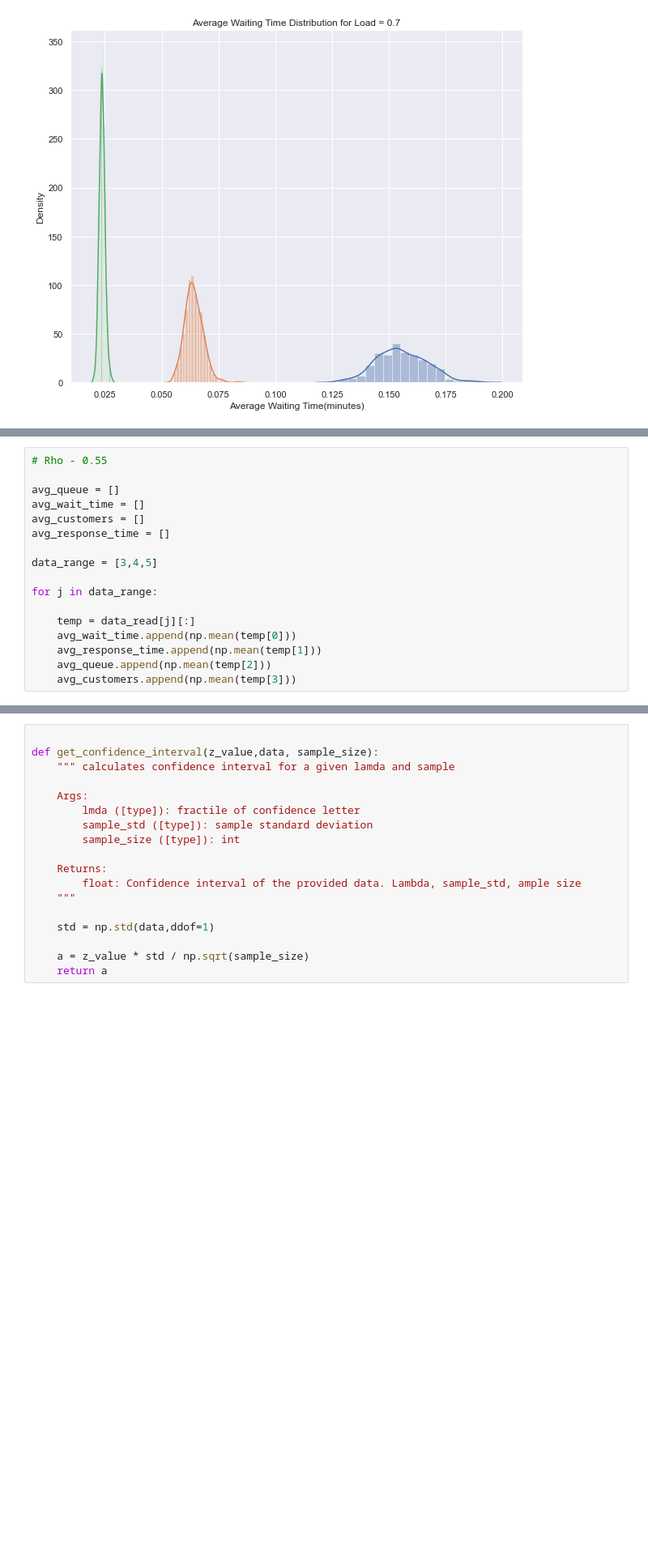
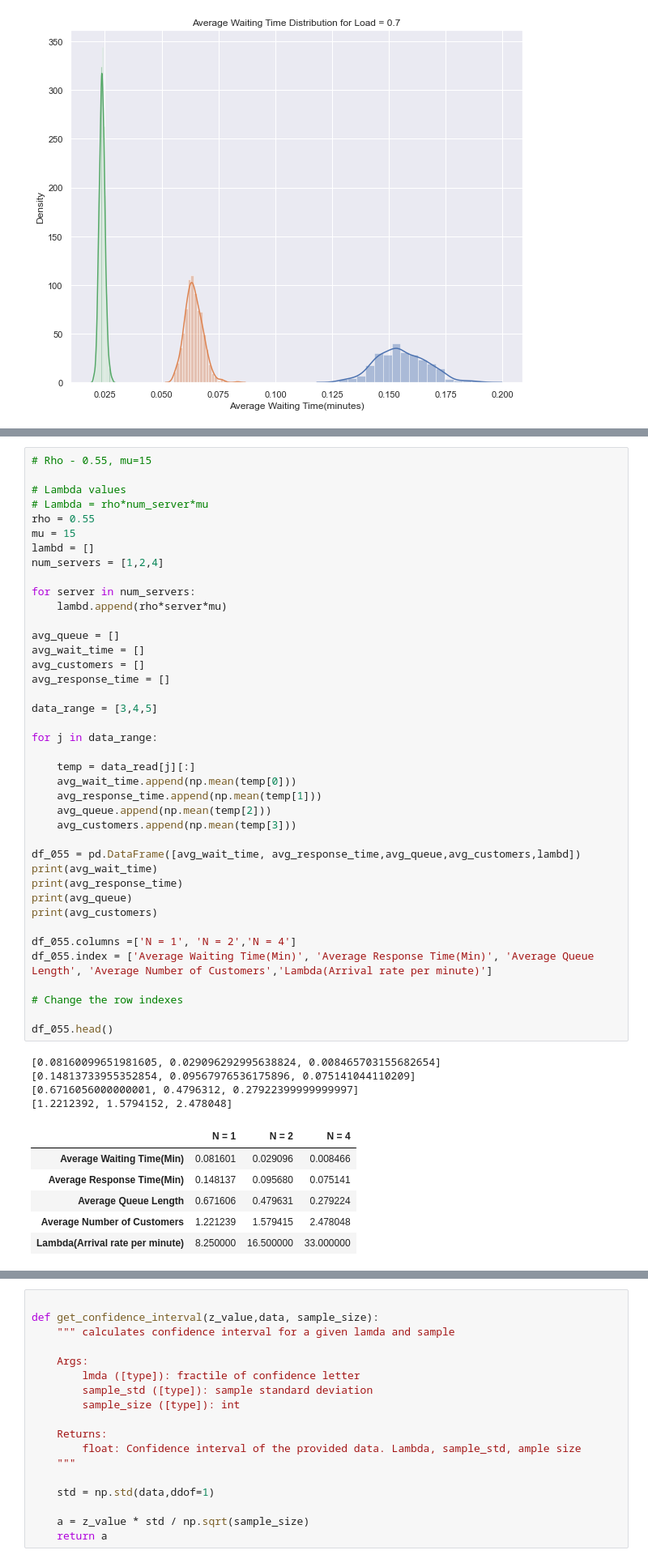
Before and after one commit to MbBrainz/StochasticSimulation-group19, a Jupyter notebook: Assignment2/Exponential_FIFO.ipynb, the cells around one changed output, grey strips where cells are left out. Shown: that part at 81% size. Cells and saved outputs as stored; diff of their text form; blank space fills up the shorter version.

```diff
--- a/Assignment2/Exponential_FIFO.ipynb
+++ b/Assignment2/Exponential_FIFO.ipynb
@@ -421,17 +477,51 @@ plt.show()
 # %%
-# Rho - 0.55
+# Rho - 0.55, mu=15
+
+# Lambda values
+# Lambda = rho*num_server*mu
+rho = 0.55
+mu = 15
+lambd = []
+num_servers = [1,2,4]
+
+for server in num_servers:
+    lambd.append(rho*server*mu)
 
 avg_queue = []
 avg_wait_time = []
 avg_customers = []
 avg_response_time = []
 
 data_range = [3,4,5]
 
 for j in data_range:
 
     temp = data_read[j][:]
     avg_wait_time.append(np.mean(temp[0]))
     avg_response_time.append(np.mean(temp[1]))
     avg_queue.append(np.mean(temp[2]))
     avg_customers.append(np.mean(temp[3]))
+
+df_055 = pd.DataFrame([avg_wait_time, avg_response_time,avg_queue,avg_customers,lambd])
+print(avg_wait_time)
+print(avg_response_time)
+print(avg_queue)
+print(avg_customers)
+
+df_055.columns =['N = 1', 'N = 2','N = 4']
+df_055.index = ['Average Waiting Time(Min)', 'Average Response Time(Min)', 'Average Queue Length', 'Average Number of Customers','Lambda(Arrival rate per minute)']
+
+# Change the row indexes
+
+df_055.head()
+# %% [output]
+[0.08160099651981605, 0.029096292995638824, 0.008465703155682654]
+[0.14813733955352854, 0.09567976536175896, 0.075141044110209]
+[0.6716056000000001, 0.4796312, 0.27922399999999997]
+[1.2212392, 1.5794152, 2.478048]
+|  | N = 1 | N = 2 | N = 4 |
+| Average Waiting Time(Min) | 0.081601 | 0.029096 | 0.008466 |
+| Average Response Time(Min) | 0.148137 | 0.095680 | 0.075141 |
+| Average Queue Length | 0.671606 | 0.479631 | 0.279224 |
+| Average Number of Customers | 1.221239 | 1.579415 | 2.478048 |
+| Lambda(Arrival rate per minute) | 8.250000 | 16.500000 | 33.000000 |
```
Also changed, not shown: parts of 35 cells of this notebook.
